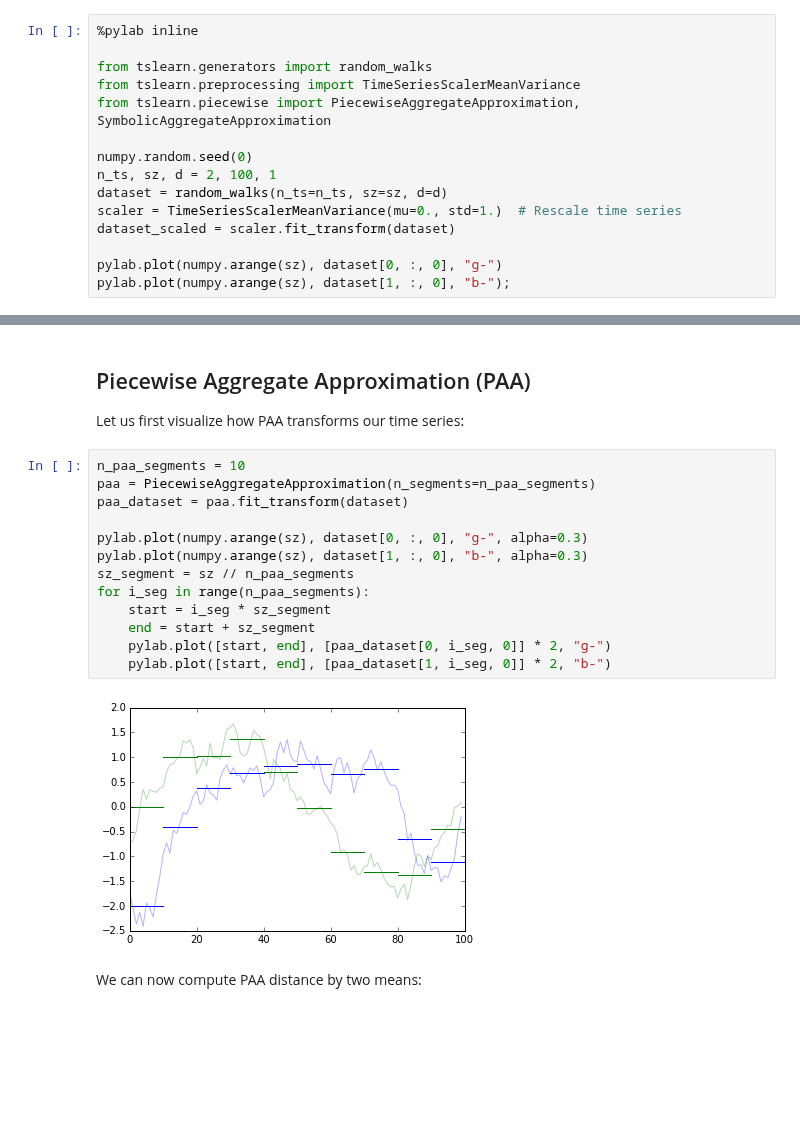
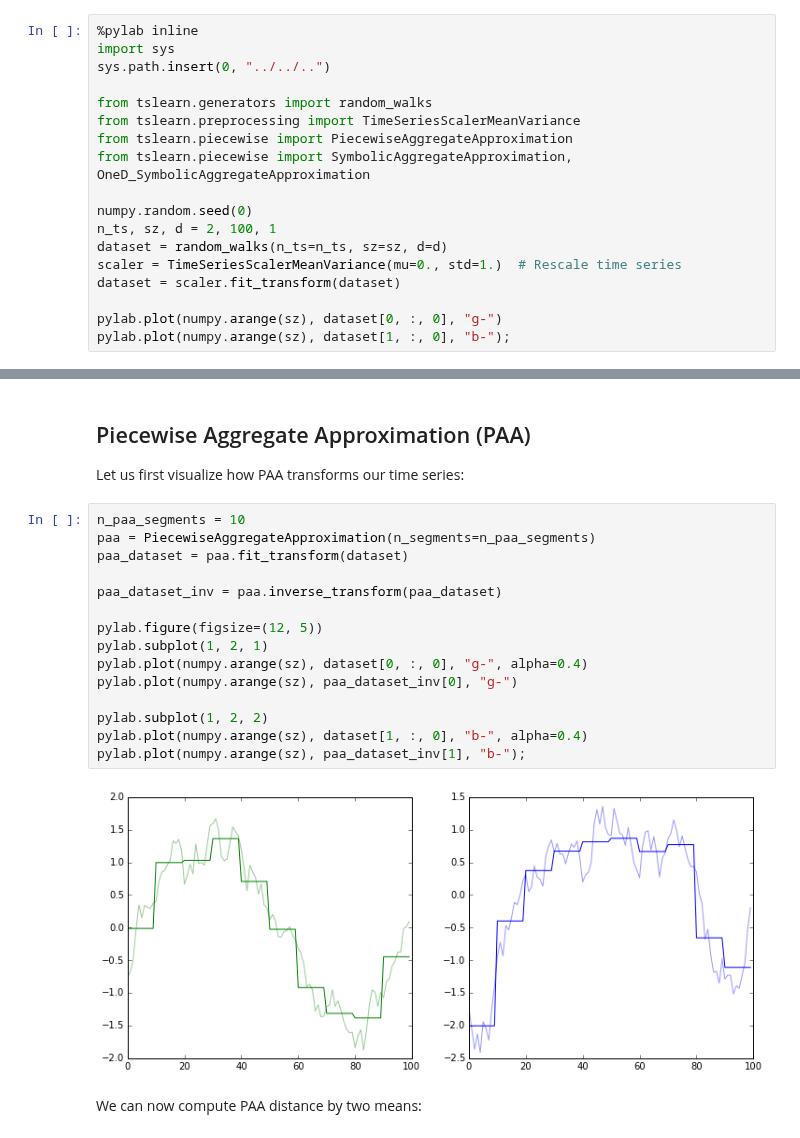
Before and after one commit to tslearn-team/tslearn, a Jupyter notebook: tslearn/docs/examples/ex_features.ipynb, the cells around one changed output, grey strips where cells are left out. Saved outputs shown, nothing was run; the diff lists cells and outputs as text; blank space fills up the shorter version.

```diff
--- a/tslearn/docs/examples/ex_features.ipynb
+++ b/tslearn/docs/examples/ex_features.ipynb
@@ -4,16 +4,19 @@
 `tslearn` provides a `piecewise` package that contains Piecewise Aggregate Approximation (PAA) and Symbolic Aggregate approXimation (SAX).
 # %%
 %pylab inline
+import sys
+sys.path.insert(0, "../../..")
 
 from tslearn.generators import random_walks
 from tslearn.preprocessing import TimeSeriesScalerMeanVariance
-from tslearn.piecewise import PiecewiseAggregateApproximation, SymbolicAggregateApproximation
+from tslearn.piecewise import PiecewiseAggregateApproximation
+from tslearn.piecewise import SymbolicAggregateApproximation, OneD_SymbolicAggregateApproximation
 
 numpy.random.seed(0)
 n_ts, sz, d = 2, 100, 1
 dataset = random_walks(n_ts=n_ts, sz=sz, d=d)
 scaler = TimeSeriesScalerMeanVariance(mu=0., std=1.)  # Rescale time series
-dataset_scaled = scaler.fit_transform(dataset)
+dataset = scaler.fit_transform(dataset)
 
 pylab.plot(numpy.arange(sz), dataset[0, :, 0], "g-")
 pylab.plot(numpy.arange(sz), dataset[1, :, 0], "b-");
@@ -27,18 +30,20 @@ Let us first visualize how PAA transforms our time series:
 # %%
 n_paa_segments = 10
 paa = PiecewiseAggregateApproximation(n_segments=n_paa_segments)
 paa_dataset = paa.fit_transform(dataset)
 
-pylab.plot(numpy.arange(sz), dataset[0, :, 0], "g-", alpha=0.3)
-pylab.plot(numpy.arange(sz), dataset[1, :, 0], "b-", alpha=0.3)
-sz_segment = sz // n_paa_segments
-for i_seg in range(n_paa_segments):
-    start = i_seg * sz_segment
-    end = start + sz_segment
-    pylab.plot([start, end], [paa_dataset[0, i_seg, 0]] * 2, "g-")
-    pylab.plot([start, end], [paa_dataset[1, i_seg, 0]] * 2, "b-")
+paa_dataset_inv = paa.inverse_transform(paa_dataset)
+
+pylab.figure(figsize=(12, 5))
+pylab.subplot(1, 2, 1)
+pylab.plot(numpy.arange(sz), dataset[0, :, 0], "g-", alpha=0.4)
+pylab.plot(numpy.arange(sz), paa_dataset_inv[0], "g-")
+
+pylab.subplot(1, 2, 2)
+pylab.plot(numpy.arange(sz), dataset[1, :, 0], "b-", alpha=0.4)
+pylab.plot(numpy.arange(sz), paa_dataset_inv[1], "b-");
 # %% [output]
-[figure, old version]
+[figure, new version]
 # %% [markdown]
 We can now compute PAA distance by two means:
 # %%
```
Also changed, not shown: parts of 6 cells of this notebook, 5 other files.
